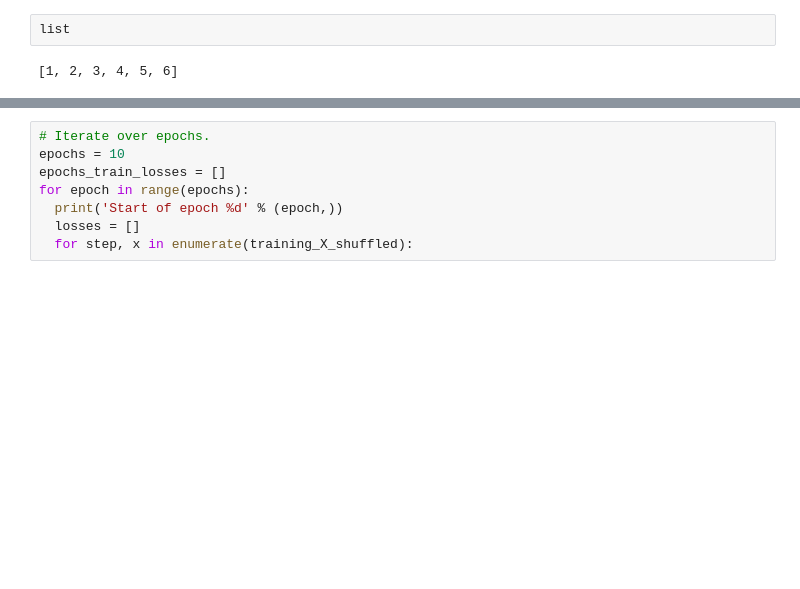
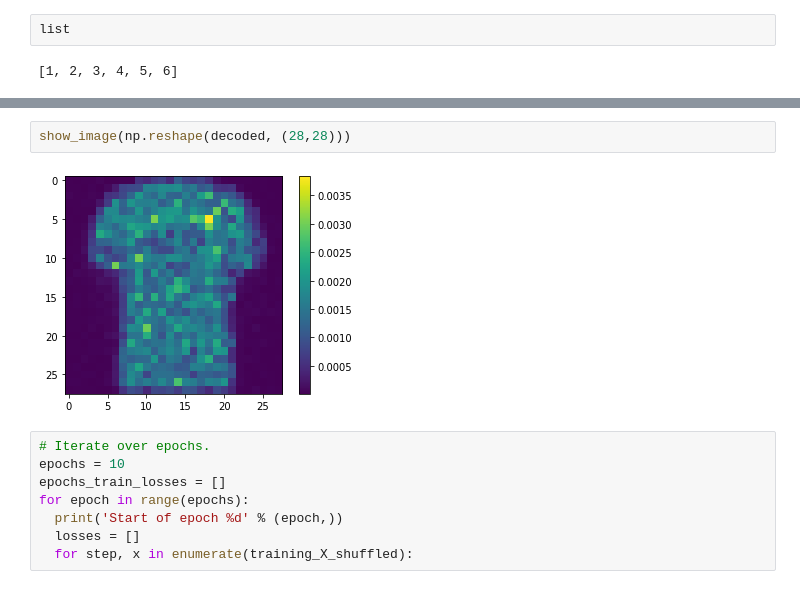
Before and after one commit to Debottam/MachinLearningEx, a Jupyter notebook: tripletVAE_mnist.ipynb, the cells around one changed output, grey strips where cells are left out. Saved outputs shown, nothing was run; the diff lists cells and outputs as text; blank space fills up the shorter version.

```diff
--- a/tripletVAE_mnist.ipynb
+++ b/tripletVAE_mnist.ipynb
@@ -355,3 +374,7 @@ epochs_train_losses: tf.Tensor(0.52923536, shape=(), dtype=float32)
+# %%
+show_image(np.reshape(decoded, (28,28)))
+# %% [output]
+[figure, added]
 # %%
 # Iterate over epochs.
 epochs = 10
```
Also changed, not shown: parts of 9 cells of this notebook.
